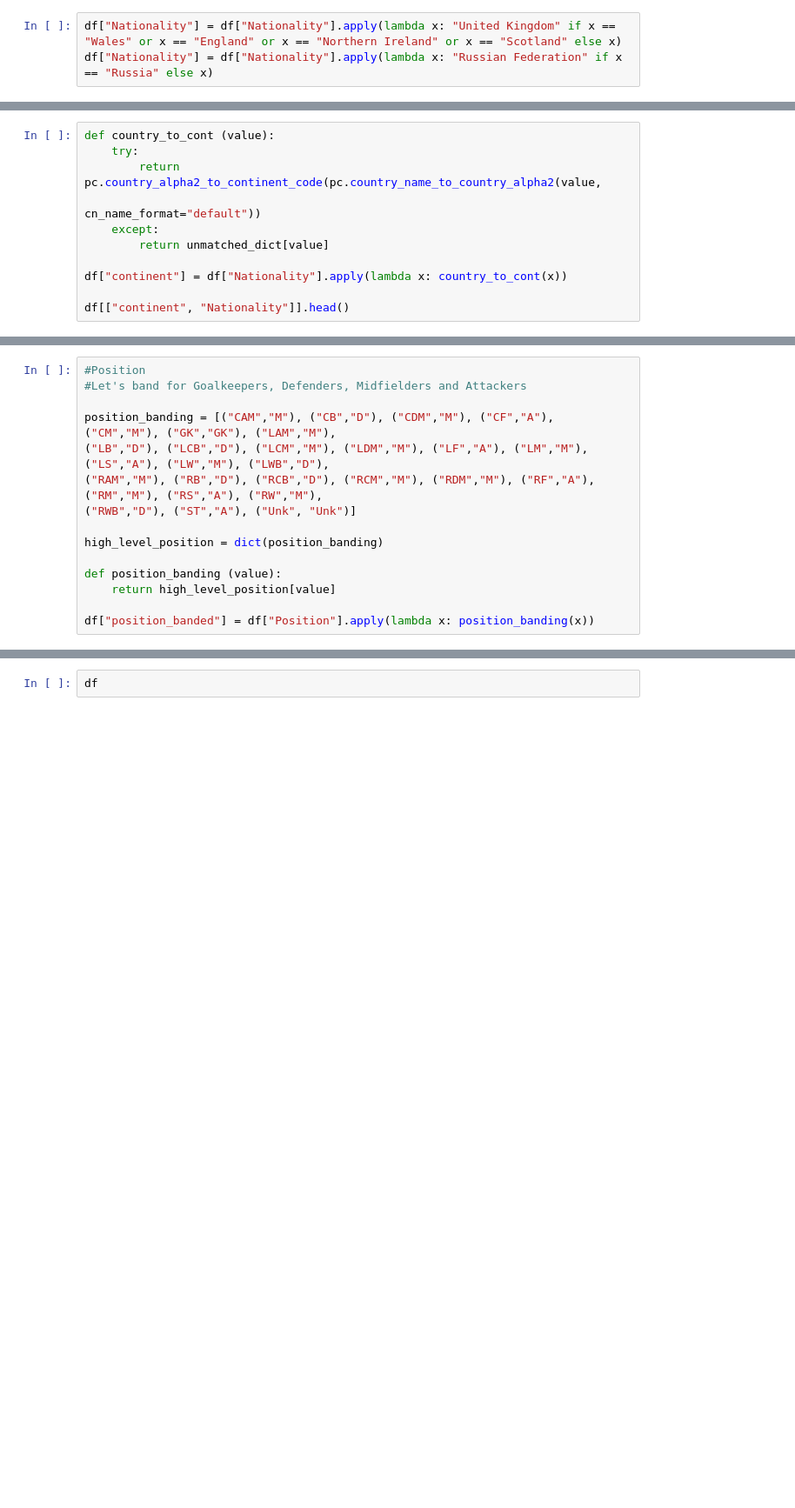
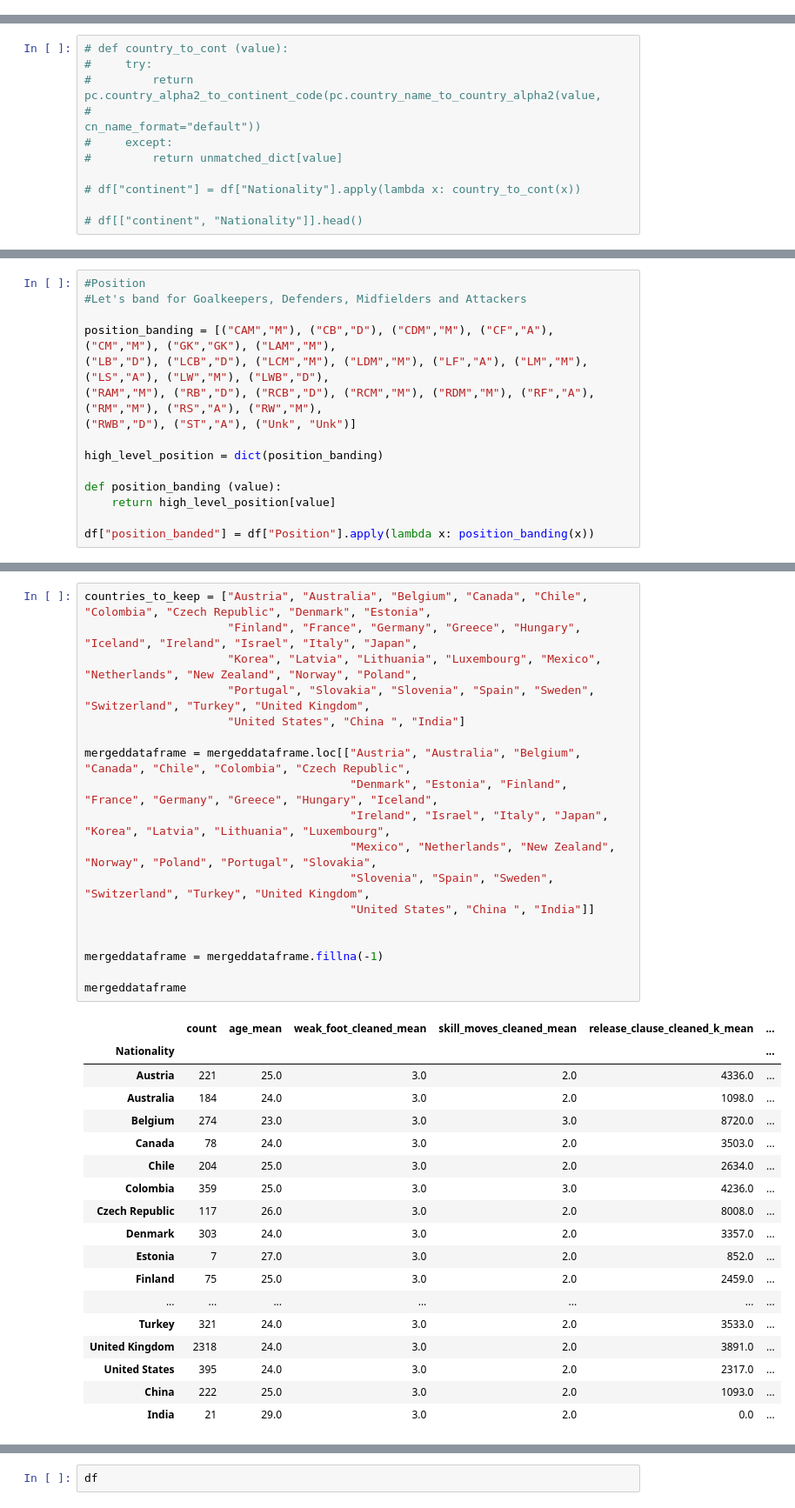
Before and after one commit to BryanOD95/DBAP, a Jupyter notebook: bryan/1. Data Cleaning.ipynb, the cells around one changed output, grey strips where cells are left out. Shown at 87% size. Cells and saved outputs as stored; diff of their text form; blank space fills up the shorter version.

```diff
--- a/bryan/1. Data Cleaning.ipynb
+++ b/bryan/1. Data Cleaning.ipynb
@@ -262,6 +262,3 @@ def release_clause2 (value):
 df["release_clause_cleaned_k"] = df["Release Clause"].apply(lambda x: release_clause1(x)).apply(lambda x: release_clause2(x))
 
 #df["release_clause_cleaned"] = df["Release Clause"].apply(lambda x: int(x.split(" ")[0]))
-# %%
-df["Nationality"] = df["Nationality"].apply(lambda x: "United Kingdom" if x == "Wales" or x == "England" or x == "Northern Ireland" or x == "Scotland" else x)
-df["Nationality"] = df["Nationality"].apply(lambda x: "Russian Federation" if x == "Russia" else x)
@@ -348,13 +370,13 @@ unmatched_dict
  'Trinidad & Tobago': 'SA',
  'Wales': 'EU'}
 # %%
-def country_to_cont (value):
-    try:
-        return pc.country_alpha2_to_continent_code(pc.country_name_to_country_alpha2(value,
-                                                                    cn_name_format="default"))
-    except:
-        return unmatched_dict[value]
+# def country_to_cont (value):
+#     try:
+#         return pc.country_alpha2_to_continent_code(pc.country_name_to_country_alpha2(value,
+#                                                                     cn_name_format="default"))
+#     except:
+#         return unmatched_dict[value]
 
-df["continent"] = df["Nationality"].apply(lambda x: country_to_cont(x))
+# df["continent"] = df["Nationality"].apply(lambda x: country_to_cont(x))
 
-df[["continent", "Nationality"]].head()
+# df[["continent", "Nationality"]].head()
@@ -767,0 +572,37 @@ print(dataFrame);
+# %%
+countries_to_keep = ["Austria", "Australia", "Belgium", "Canada", "Chile", "Colombia", "Czech Republic", "Denmark", "Estonia",
+                     "Finland", "France", "Germany", "Greece", "Hungary", "Iceland", "Ireland", "Israel", "Italy", "Japan",
+                     "Korea", "Latvia", "Lithuania", "Luxembourg", "Mexico", "Netherlands", "New Zealand", "Norway", "Poland",
+                     "Portugal", "Slovakia", "Slovenia", "Spain", "Sweden", "Switzerland", "Turkey", "United Kingdom",
+                     "United States", "China ", "India"]
+
+mergeddataframe = mergeddataframe.loc[["Austria", "Australia", "Belgium", "Canada", "Chile", "Colombia", "Czech Republic",
+                                       "Denmark", "Estonia", "Finland", "France", "Germany", "Greece", "Hungary", "Iceland",
+                                       "Ireland", "Israel", "Italy", "Japan", "Korea", "Latvia", "Lithuania", "Luxembourg",
+                                       "Mexico", "Netherlands", "New Zealand", "Norway", "Poland", "Portugal", "Slovakia",
+                                       "Slovenia", "Spain", "Sweden", "Switzerland", "Turkey", "United Kingdom",
+                                       "United States", "China ", "India"]]
+
+
+mergeddataframe = mergeddataframe.fillna(-1)
+
+mergeddataframe
+# %% [output]
+|  | count | age_mean | weak_foot_cleaned_mean | skill_moves_cleaned_mean | release_clause_cleaned_k_mean | ... |
+| Nationality |  |  |  |  |  | ... |
+| Austria | 221 | 25.0 | 3.0 | 2.0 | 4336.0 | ... |
+| Australia | 184 | 24.0 | 3.0 | 2.0 | 1098.0 | ... |
+| Belgium | 274 | 23.0 | 3.0 | 3.0 | 8720.0 | ... |
+| Canada | 78 | 24.0 | 3.0 | 2.0 | 3503.0 | ... |
+| Chile | 204 | 25.0 | 3.0 | 2.0 | 2634.0 | ... |
+| Colombia | 359 | 25.0 | 3.0 | 3.0 | 4236.0 | ... |
+| Czech Republic | 117 | 26.0 | 3.0 | 2.0 | 8008.0 | ... |
+| Denmark | 303 | 24.0 | 3.0 | 2.0 | 3357.0 | ... |
+| Estonia | 7 | 27.0 | 3.0 | 2.0 | 852.0 | ... |
+| Finland | 75 | 25.0 | 3.0 | 2.0 | 2459.0 | ... |
+| ... | ... | ... | ... | ... | ... | ... |
+| Turkey | 321 | 24.0 | 3.0 | 2.0 | 3533.0 | ... |
+| United Kingdom | 2318 | 24.0 | 3.0 | 2.0 | 3891.0 | ... |
+| United States | 395 | 24.0 | 3.0 | 2.0 | 2317.0 | ... |
+| China | 222 | 25.0 | 3.0 | 2.0 | 1093.0 | ... |
+| India | 21 | 29.0 | 3.0 | 2.0 | 0.0 | ... |
```
Also changed, not shown: parts of 54 cells of this notebook, 4 other files.
